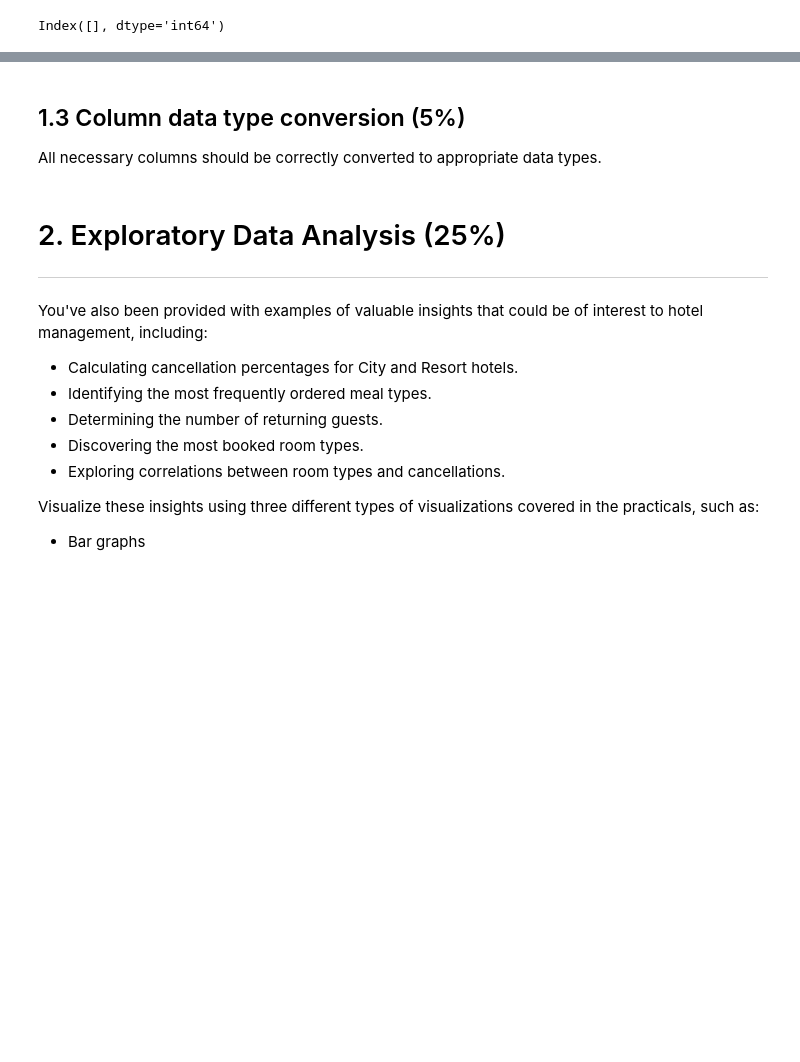
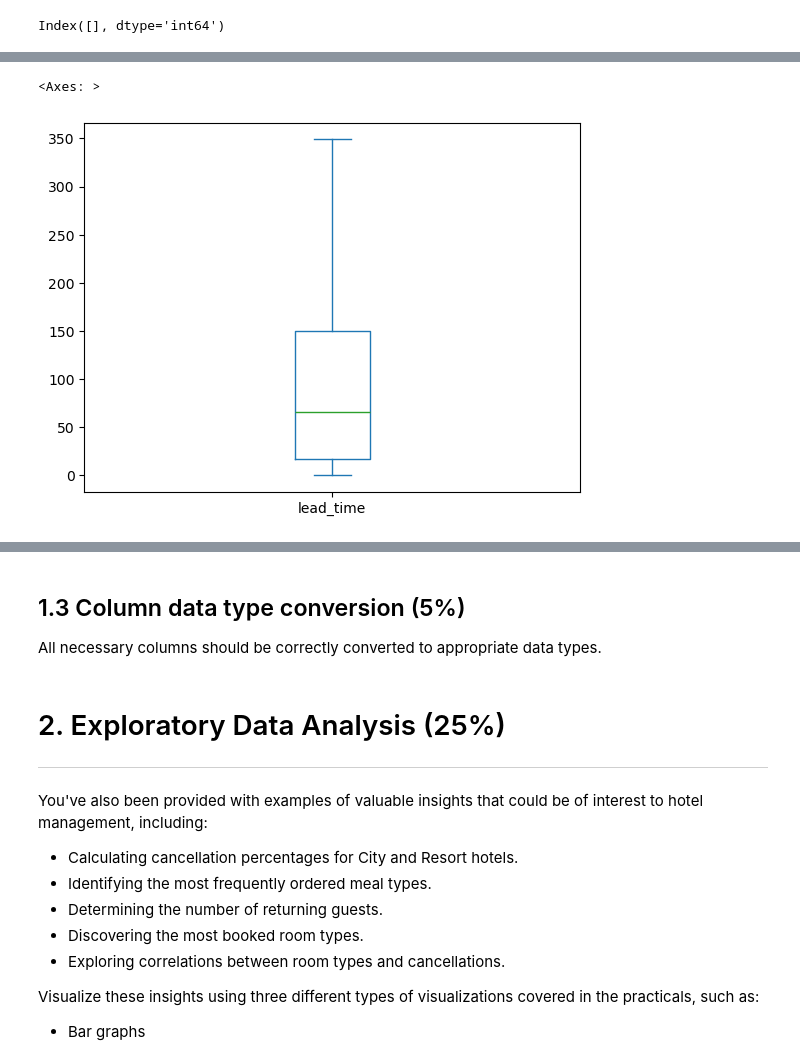
Before and after one commit to aliasim786/Data-Driven-AI, a Jupyter notebook: Assignments/Coursework1_template_new1.ipynb, the cells around one changed output, grey strips where cells are left out. Cells and saved outputs as stored; diff of their text form; code cells hidden in the pictures; blank space fills up the shorter version.

```diff
--- a/Assignments/Coursework1_template_new1.ipynb
+++ b/Assignments/Coursework1_template_new1.ipynb
@@ -258,0 +302,6 @@ Index([], dtype='int64')
+# %%
+fulldata = fulldata.drop(fulldata[fulldata['lead_time']> 349].index)
+fulldata.plot(y=['lead_time'], kind='box')
+# %% [output]
+<Axes: >
+[figure, added]
```
Also changed, not shown: parts of 33 cells of this notebook.
